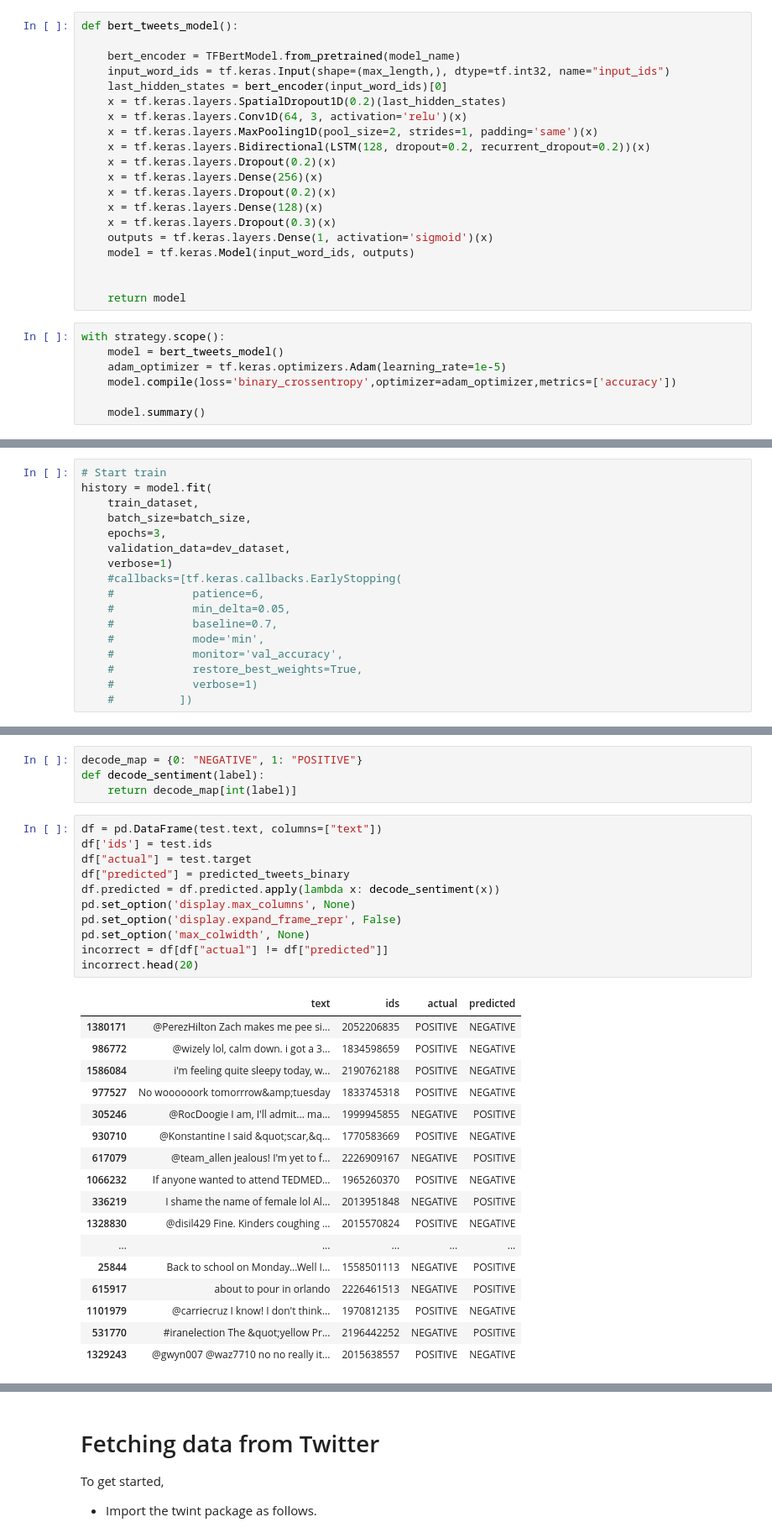
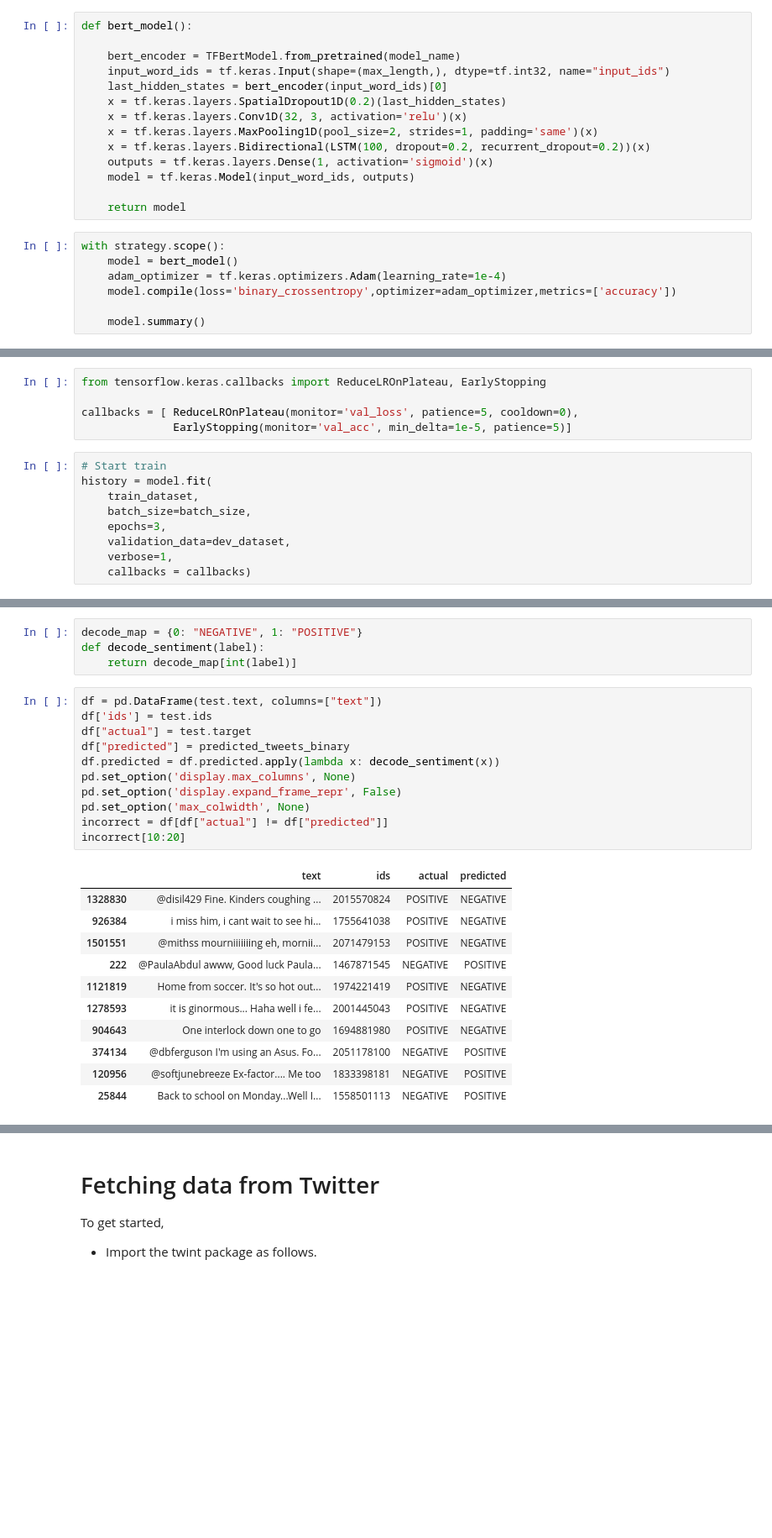
Before and after one commit to tanyelai/sentiment-aware-model-to-classify-tweets-in-real-time, a Jupyter notebook: sentiment-aware-contextual-model-for-tweets.ipynb, the cells around one changed output, grey strips where cells are left out. Shown: that part at 84% size. Saved outputs shown, nothing was run; the diff lists cells and outputs as text; blank space fills up the shorter version.

```diff
--- a/sentiment-aware-contextual-model-for-tweets.ipynb
+++ b/sentiment-aware-contextual-model-for-tweets.ipynb
@@ -393,29 +415,23 @@ dev_dataset = (
 # %% [markdown]
 # Proposed Model
 # %%
-def bert_tweets_model():
+def bert_model():
 
     bert_encoder = TFBertModel.from_pretrained(model_name)
     input_word_ids = tf.keras.Input(shape=(max_length,), dtype=tf.int32, name="input_ids")
     last_hidden_states = bert_encoder(input_word_ids)[0]
     x = tf.keras.layers.SpatialDropout1D(0.2)(last_hidden_states)
-    x = tf.keras.layers.Conv1D(64, 3, activation='relu')(x)
+    x = tf.keras.layers.Conv1D(32, 3, activation='relu')(x)
     x = tf.keras.layers.MaxPooling1D(pool_size=2, strides=1, padding='same')(x)
-    x = tf.keras.layers.Bidirectional(LSTM(128, dropout=0.2, recurrent_dropout=0.2))(x)
-    x = tf.keras.layers.Dropout(0.2)(x)
-    x = tf.keras.layers.Dense(256)(x)
-    x = tf.keras.layers.Dropout(0.2)(x)
-    x = tf.keras.layers.Dense(128)(x)
-    x = tf.keras.layers.Dropout(0.3)(x)
+    x = tf.keras.layers.Bidirectional(LSTM(100, dropout=0.2, recurrent_dropout=0.2))(x)
     outputs = tf.keras.layers.Dense(1, activation='sigmoid')(x)
     model = tf.keras.Model(input_word_ids, outputs)
 
-
     return model
 # %%
 with strategy.scope():
-    model = bert_tweets_model()
-    adam_optimizer = tf.keras.optimizers.Adam(learning_rate=1e-5)
+    model = bert_model()
+    adam_optimizer = tf.keras.optimizers.Adam(learning_rate=1e-4)
     model.compile(loss='binary_crossentropy',optimizer=adam_optimizer,metrics=['accuracy'])
 
     model.summary()
@@ -449,3 +465,8 @@ tf.keras.utils.plot_model(model, show_shapes=True)
+# %%
+from tensorflow.keras.callbacks import ReduceLROnPlateau, EarlyStopping
+
+callbacks = [ ReduceLROnPlateau(monitor='val_loss', patience=5, cooldown=0),
+              EarlyStopping(monitor='val_acc', min_delta=1e-5, patience=5)]
 # %%
 # Start train
 history = model.fit(
@@ -453,15 +474,7 @@ history = model.fit(
     batch_size=batch_size,
     epochs=3,
     validation_data=dev_dataset,
-    verbose=1)
-    #callbacks=[tf.keras.callbacks.EarlyStopping(
-    #            patience=6,
-    #            min_delta=0.05,
-    #            baseline=0.7,
-    #            mode='min',
-    #            monitor='val_accuracy',
-    #            restore_best_weights=True,
-    #            verbose=1)
-    #          ])
+    verbose=1,
+    callbacks = callbacks)
 # %% [output]
 Epoch 1/3
@@ -705,32 +734,26 @@ def decode_sentiment(label):
 # %%
 df = pd.DataFrame(test.text, columns=["text"])
 df['ids'] = test.ids
 df["actual"] = test.target
 df["predicted"] = predicted_tweets_binary
 df.predicted = df.predicted.apply(lambda x: decode_sentiment(x))
 pd.set_option('display.max_columns', None)
 pd.set_option('display.expand_frame_repr', False)
 pd.set_option('max_colwidth', None)
 incorrect = df[df["actual"] != df["predicted"]]
-incorrect.head(20)
+incorrect[10:20]
 # %% [output]
 |  | text | ids | actual | predicted |
-| 1380171 | @PerezHilton Zach makes me pee si... | 2052206835 | POSITIVE | NEGATIVE |
-| 986772 | @wizely lol, calm down. i got a 3... | 1834598659 | POSITIVE | NEGATIVE |
-| 1586084 | i'm feeling quite sleepy today, w... | 2190762188 | POSITIVE | NEGATIVE |
-| 977527 | No woooooork tomorrrow&amp;tuesday | 1833745318 | POSITIVE | NEGATIVE |
-| 305246 | @RocDoogie I am, I'll admit... ma... | 1999945855 | NEGATIVE | POSITIVE |
-| 930710 | @Konstantine I said &quot;scar,&q... | 1770583669 | POSITIVE | NEGATIVE |
-| 617079 | @team_allen jealous! I'm yet to f... | 2226909167 | NEGATIVE | POSITIVE |
-| 1066232 | If anyone wanted to attend TEDMED... | 1965260370 | POSITIVE | NEGATIVE |
-| 336219 | I shame the name of female lol Al... | 2013951848 | NEGATIVE | POSITIVE |
 | 1328830 | @disil429 Fine. Kinders coughing ... | 2015570824 | POSITIVE | NEGATIVE |
-| ... | ... | ... | ... | ... |
+| 926384 | i miss him, i cant wait to see hi... | 1755641038 | POSITIVE | NEGATIVE |
+| 1501551 | @mithss mourniiiiiiing eh, mornii... | 2071479153 | POSITIVE | NEGATIVE |
+| 222 | @PaulaAbdul awww, Good luck Paula... | 1467871545 | NEGATIVE | POSITIVE |
+| 1121819 | Home from soccer. It's so hot out... | 1974221419 | POSITIVE | NEGATIVE |
+| 1278593 | it is ginormous... Haha well i fe... | 2001445043 | POSITIVE | NEGATIVE |
+| 904643 | One interlock down one to go | 1694881980 | POSITIVE | NEGATIVE |
+| 374134 | @dbferguson I'm using an Asus. Fo... | 2051178100 | NEGATIVE | POSITIVE |
+| 120956 | @softjunebreeze Ex-factor.... Me too | 1833398181 | NEGATIVE | POSITIVE |
 | 25844 | Back to school on Monday...Well I... | 1558501113 | NEGATIVE | POSITIVE |
-| 615917 | about to pour in orlando | 2226461513 | NEGATIVE | POSITIVE |
-| 1101979 | @carriecruz I know! I don't think... | 1970812135 | POSITIVE | NEGATIVE |
-| 531770 | #iranelection The &quot;yellow Pr... | 2196442252 | NEGATIVE | POSITIVE |
-| 1329243 | @gwyn007 @waz7710 no no really it... | 2015638557 | POSITIVE | NEGATIVE |
 # %%
 correct = df[df['actual'] == df['predicted']]
 correct.head(10)
```
Also changed, not shown: parts of 59 cells of this notebook.
